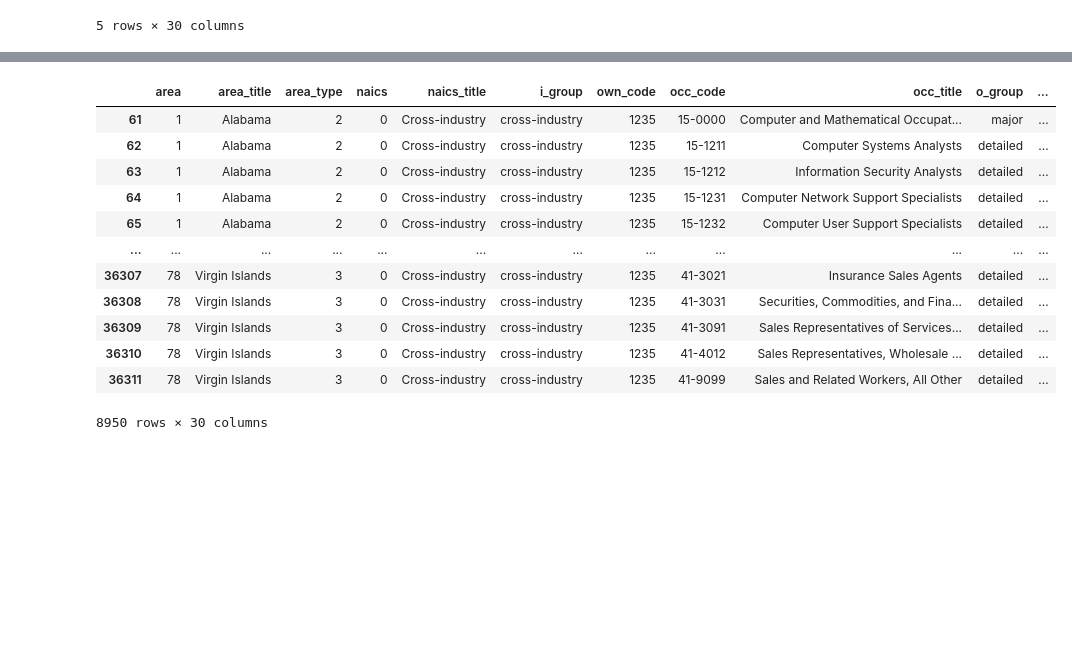
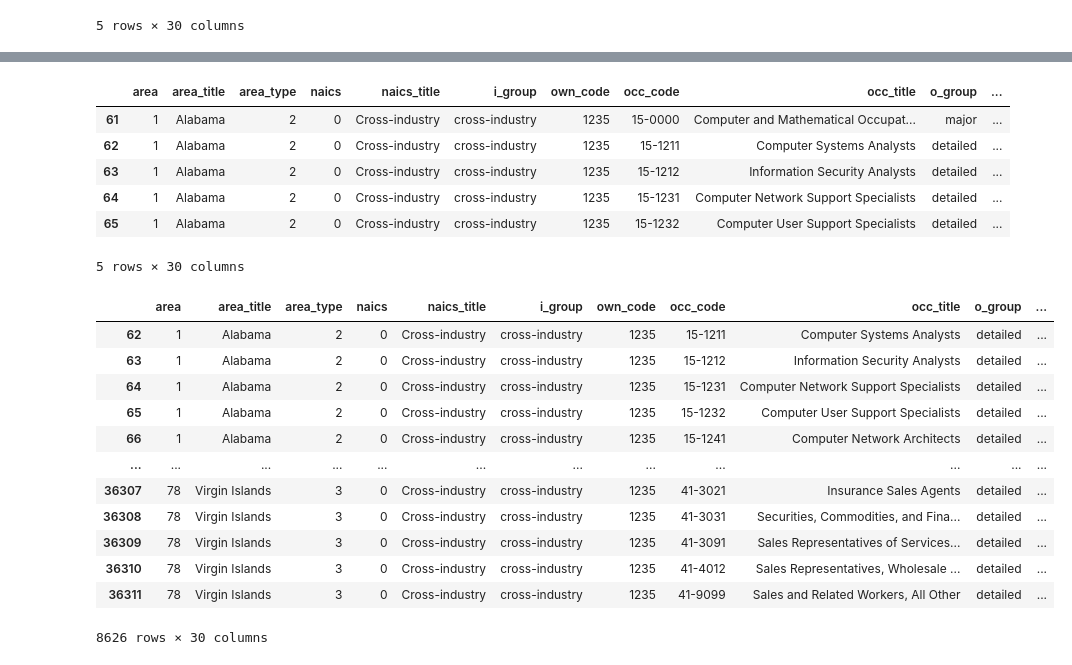
Before and after one commit to tah96/Career-Evaluation-Tool, a Jupyter notebook: geo_data_csvs/csv_cleaner.ipynb, the cells around one changed output, grey strips where cells are left out. Cells and saved outputs as stored; diff of their text form; code cells hidden in the pictures; blank space fills up the shorter version.

```diff
--- a/geo_data_csvs/csv_cleaner.ipynb
+++ b/geo_data_csvs/csv_cleaner.ipynb
@@ -285,20 +257,35 @@ state_table
 # %%
 codes = ['15-', '23-', '25-', '29-',
            '31-', '41-']
 
 searchstr = '|'.join(codes)
-state_table[state_table['occ_code'].str.contains(searchstr)]
+state_table1 = state_table[state_table['occ_code'].str.contains(searchstr)]
+state_table1.head()
 # %% [output]
 |  | area | area_title | area_type | naics | naics_title | i_group | own_code | occ_code | occ_title | o_group | ... |
 | 61 | 1 | Alabama | 2 | 0 | Cross-industry | cross-industry | 1235 | 15-0000 | Computer and Mathematical Occupat... | major | ... |
 | 62 | 1 | Alabama | 2 | 0 | Cross-industry | cross-industry | 1235 | 15-1211 | Computer Systems Analysts | detailed | ... |
 | 63 | 1 | Alabama | 2 | 0 | Cross-industry | cross-industry | 1235 | 15-1212 | Information Security Analysts | detailed | ... |
 | 64 | 1 | Alabama | 2 | 0 | Cross-industry | cross-industry | 1235 | 15-1231 | Computer Network Support Specialists | detailed | ... |
 | 65 | 1 | Alabama | 2 | 0 | Cross-industry | cross-industry | 1235 | 15-1232 | Computer User Support Specialists | detailed | ... |
-| ... | ... | ... | ... | ... | ... | ... | ... | ... | ... | ... | ... |
-| 36307 | 78 | Virgin Islands | 3 | 0 | Cross-industry | cross-industry | 1235 | 41-3021 | Insurance Sales Agents | detailed | ... |
-| 36308 | 78 | Virgin Islands | 3 | 0 | Cross-industry | cross-industry | 1235 | 41-3031 | Securities, Commodities, and Fina... | detailed | ... |
-| 36309 | 78 | Virgin Islands | 3 | 0 | Cross-industry | cross-industry | 1235 | 41-3091 | Sales Representatives of Services... | detailed | ... |
-| 36310 | 78 | Virgin Islands | 3 | 0 | Cross-industry | cross-industry | 1235 | 41-4012 | Sales Representatives, Wholesale ... | detailed | ... |
-| 36311 | 78 | Virgin Islands | 3 | 0 | Cross-industry | cross-industry | 1235 | 41-9099 | Sales and Related Workers, All Other | detailed | ... |
-8950 rows × 30 columns
+5 rows × 30 columns
+# %%
+detailed = ['detailed']
+
+searchstr6 = '|'.join(detailed)
+state_table2 = state_table1[state_table1['o_group'].str.contains(searchstr6)]
+state_table2
+# %% [output]
+|  | area | area_title | area_type | naics | naics_title | i_group | own_code | occ_code | occ_title | o_group | ... |
+| 62 | 1 | Alabama | 2 | 0 | Cross-industry | cross-industry | 1235 | 15-1211 | Computer Systems Analysts | detailed | ... |
+| 63 | 1 | Alabama | 2 | 0 | Cross-industry | cross-industry | 1235 | 15-1212 | Information Security Analysts | detailed | ... |
+| 64 | 1 | Alabama | 2 | 0 | Cross-industry | cross-industry | 1235 | 15-1231 | Computer Network Support Specialists | detailed | ... |
+| 65 | 1 | Alabama | 2 | 0 | Cross-industry | cross-industry | 1235 | 15-1232 | Computer User Support Specialists | detailed | ... |
+| 66 | 1 | Alabama | 2 | 0 | Cross-industry | cross-industry | 1235 | 15-1241 | Computer Network Architects | detailed | ... |
+| ... | ... | ... | ... | ... | ... | ... | ... | ... | ... | ... | ... |
+| 36307 | 78 | Virgin Islands | 3 | 0 | Cross-industry | cross-industry | 1235 | 41-3021 | Insurance Sales Agents | detailed | ... |
+| 36308 | 78 | Virgin Islands | 3 | 0 | Cross-industry | cross-industry | 1235 | 41-3031 | Securities, Commodities, and Fina... | detailed | ... |
+| 36309 | 78 | Virgin Islands | 3 | 0 | Cross-industry | cross-industry | 1235 | 41-3091 | Sales Representatives of Services... | detailed | ... |
+| 36310 | 78 | Virgin Islands | 3 | 0 | Cross-industry | cross-industry | 1235 | 41-4012 | Sales Representatives, Wholesale ... | detailed | ... |
+| 36311 | 78 | Virgin Islands | 3 | 0 | Cross-industry | cross-industry | 1235 | 41-9099 | Sales and Related Workers, All Other | detailed | ... |
+8626 rows × 30 columns
```
Also changed, not shown: parts of 19 cells of this notebook, 4 other files.
